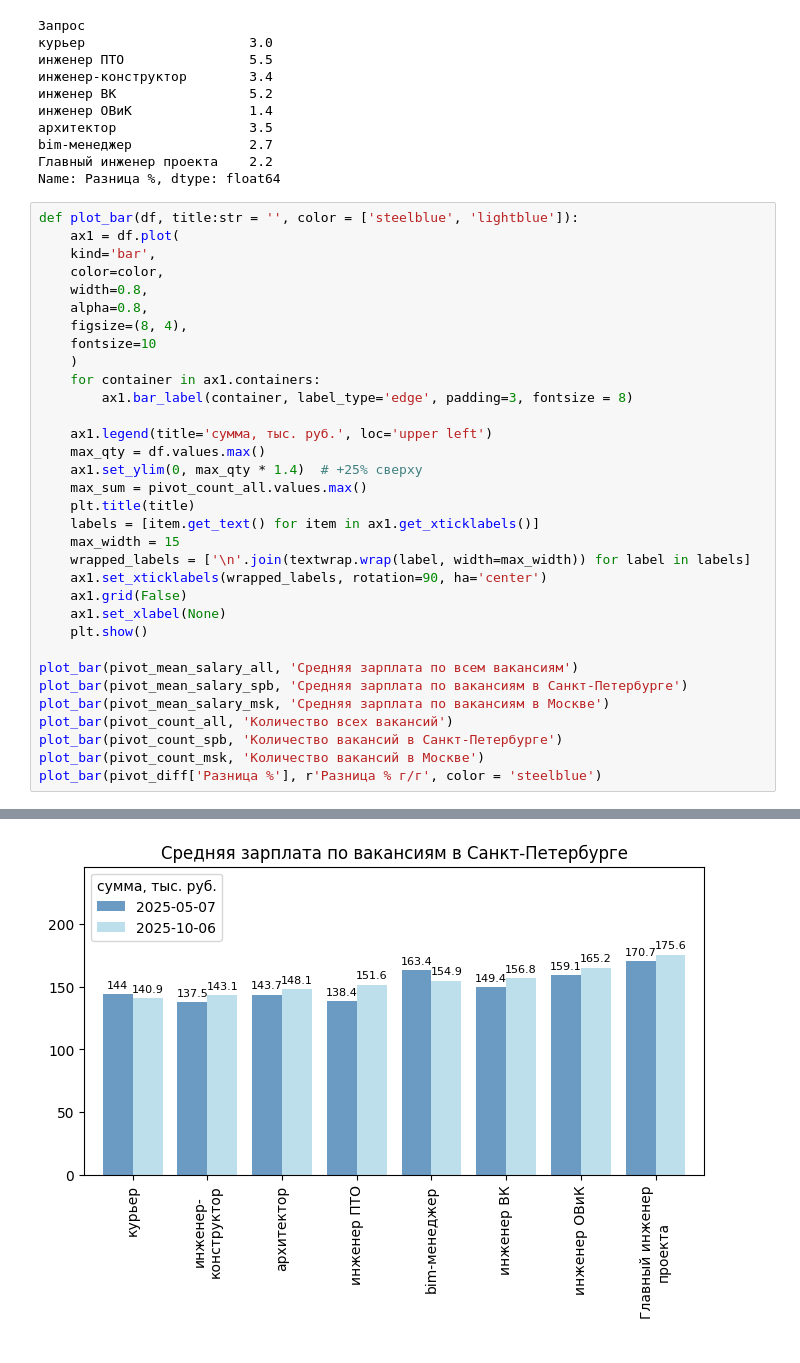
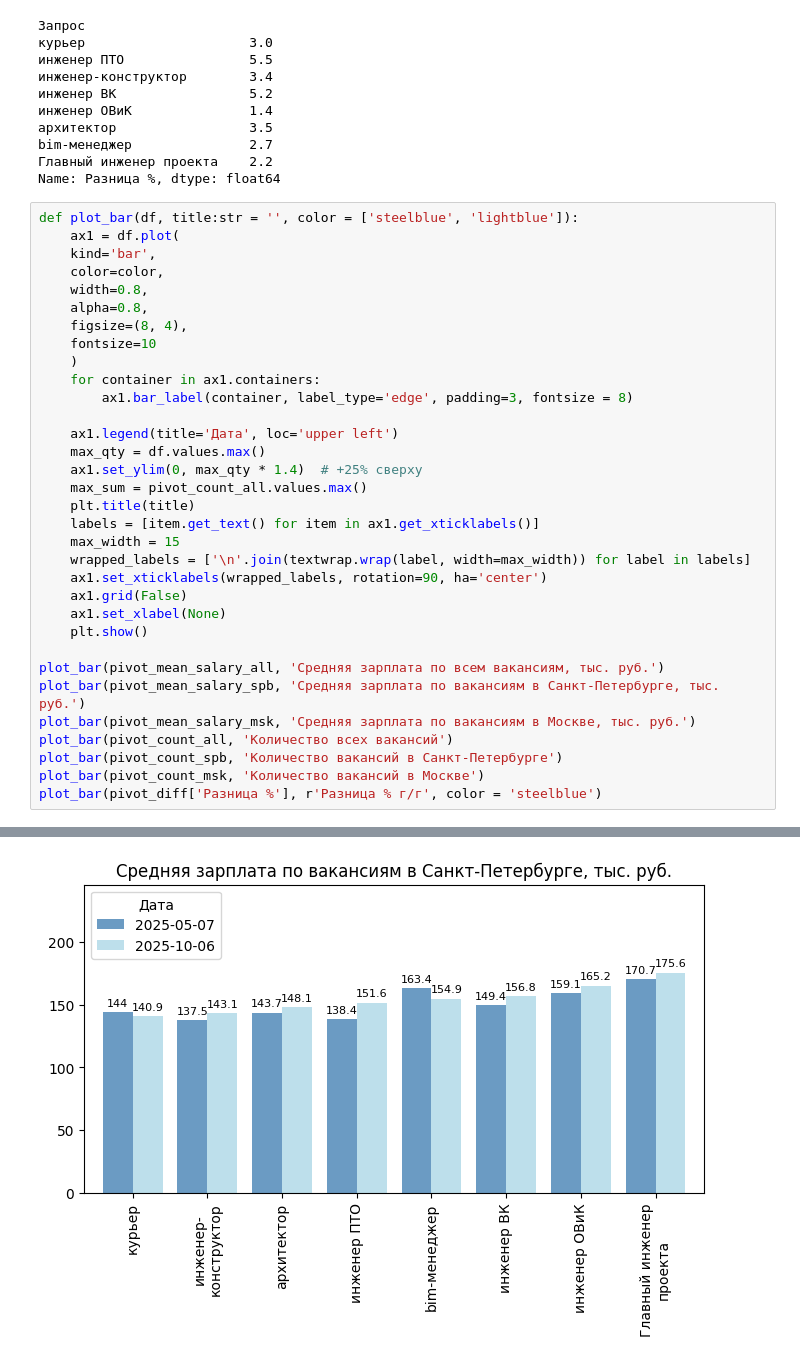
Before and after one commit to i-savelev/hh_parser, a Jupyter notebook: hh.ipynb, the cells around one changed output, grey strips where cells are left out. Saved outputs shown, nothing was run; the diff lists cells and outputs as text.

```diff
--- a/hh.ipynb
+++ b/hh.ipynb
@@ -124,7 +124,7 @@ def plot_bar(df, title:str = '', color = ['steelblue', 'lightblue']):
     for container in ax1.containers:
         ax1.bar_label(container, label_type='edge', padding=3, fontsize = 8)
 
-    ax1.legend(title='сумма, тыс. руб.', loc='upper left')
+    ax1.legend(title='Дата', loc='upper left')
     max_qty = df.values.max()
     ax1.set_ylim(0, max_qty * 1.4)  # +25% сверху
     max_sum = pivot_count_all.values.max()
@@ -137,9 +137,9 @@ def plot_bar(df, title:str = '', color = ['steelblue', 'lightblue']):
     ax1.set_xlabel(None)
     plt.show()
 
-plot_bar(pivot_mean_salary_all, 'Средняя зарплата по всем вакансиям')
-plot_bar(pivot_mean_salary_spb, 'Средняя зарплата по вакансиям в Санкт-Петербурге')
-plot_bar(pivot_mean_salary_msk, 'Средняя зарплата по вакансиям в Москве')
+plot_bar(pivot_mean_salary_all, 'Средняя зарплата по всем вакансиям, тыс. руб.')
+plot_bar(pivot_mean_salary_spb, 'Средняя зарплата по вакансиям в Санкт-Петербурге, тыс. руб.')
+plot_bar(pivot_mean_salary_msk, 'Средняя зарплата по вакансиям в Москве, тыс. руб.')
 plot_bar(pivot_count_all, 'Количество всех вакансий')
 plot_bar(pivot_count_spb, 'Количество вакансий в Санкт-Петербурге')
 plot_bar(pivot_count_msk, 'Количество вакансий в Москве')
@@ -149 +149 @@ plot_bar(pivot_diff['Разница %'], r'Разница % г/г', color = 'ste
-[figure, old version]
+[figure, new version]
```
Also changed, not shown: parts of 3 cells of this notebook.
